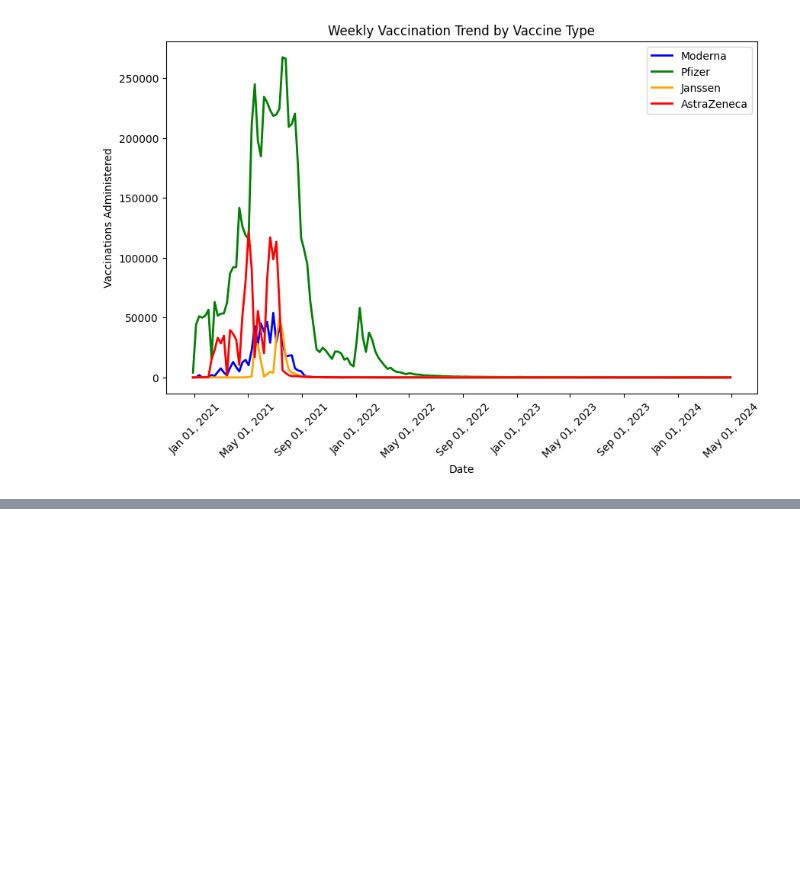
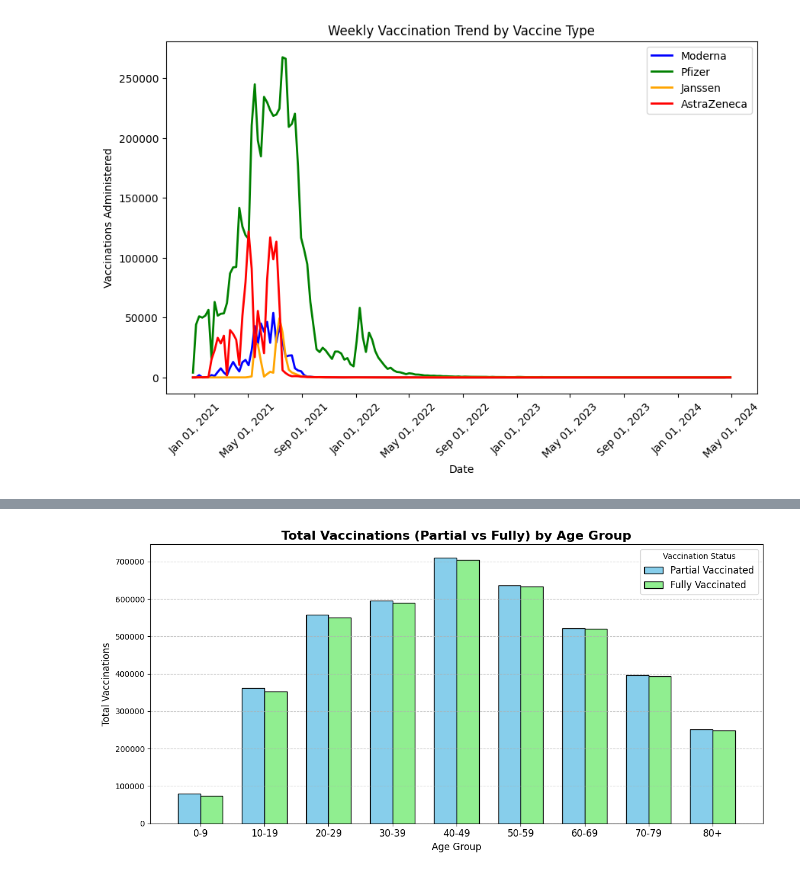
Before and after one commit to jakedaly97/PFDA, a Jupyter notebook: project/bigproject.ipynb, the cells around one changed output, grey strips where cells are left out. Saved outputs shown, nothing was run; the diff lists cells and outputs as text; code cells hidden in the pictures; blank space fills up the shorter version.

```diff
--- a/project/bigproject.ipynb
+++ b/project/bigproject.ipynb
@@ -194,0 +323,39 @@ plt.show()
+# %%
+import matplotlib.pyplot as plt
+import numpy as np
+
+# Example data (replace with your actual data)
+# Assuming `total_partial_vaccinated_by_age` and `total_fully_vaccinated_by_age` are pandas Series
+
+age_groups = ['0-9', '10-19', '20-29', '30-39', '40-49', '50-59', '60-69', '70-79', '80+']  # Replace with actual age groups
+
+# Replace with your actual total partial and fully vaccinated data
+total_partial_vaccinated_by_age = [79207.0, 362340.0, 558006.0, 596225.0, 710341.0, 636535.0, 522056.0, 395630.0, 251295.0]
+total_fully_vaccinated_by_age = [73458.0, 353212.0, 549699.0, 589031.0, 704571.0, 633728.0, 519551.0, 393663.0, 248658.0]
+
+# Create the positions for each bar
+bar_width = 0.35
+index = np.arange(len(age_groups))
+
+# Create the plot
+plt.figure(figsize=(12, 6))
+
+# Plot the partial vaccination bars (shifted to the left by half the bar width)
+plt.bar(index - bar_width / 2, total_partial_vaccinated_by_age, bar_width, label='Partial Vaccinated', color='skyblue', edgecolor='black')
+
+# Plot the fully vaccinated bars (shifted to the right by half the bar width)
+plt.bar(index + bar_width / 2, total_fully_vaccinated_by_age, bar_width, label='Fully Vaccinated', color='lightgreen', edgecolor='black')
+
+# Add title and labels
+plt.title('Total Vaccinations (Partial vs Fully) by Age Group', fontsize=16, fontweight='bold')
+plt.xlabel('Age Group', fontsize=12)
+plt.ylabel('Total Vaccinations', fontsize=12)
+plt.xticks(index, age_groups, fontsize=12)
+plt.legend(title="Vaccination Status", fontsize=12)
+plt.grid(axis='y', linestyle='--', alpha=0.7)
+
+# Adjust layout and show the plot
+plt.tight_layout()
+plt.show()
+# %% [output]
+[figure, added]
```
Also changed, not shown: parts of 4 cells of this notebook.
